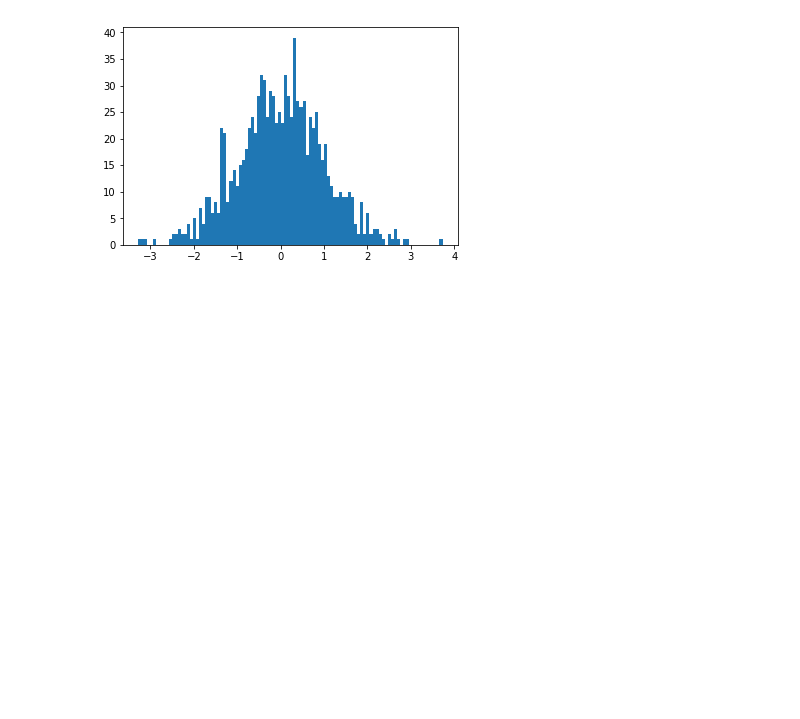
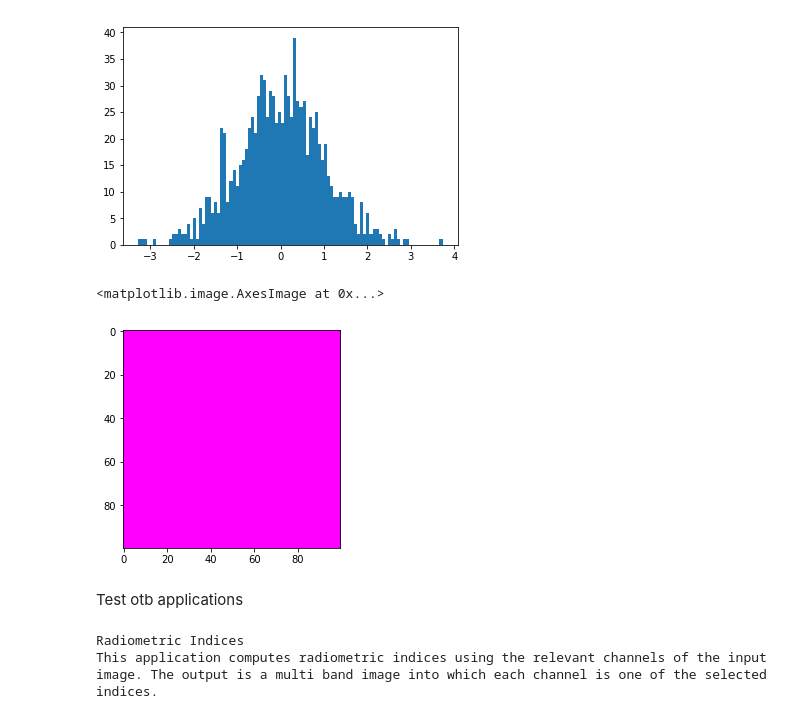
Before and after one commit to vfdev-5/DSTL_FD, a Jupyter notebook: examples/temp.ipynb, the cells around one changed output. Drawn from its saved outputs; the diff is of its cells as text; code cells hidden in the pictures; blank space fills up the shorter version.

Commit message:
* [WIP] Multi-band image preprocessing with OTB

```diff
--- a/examples/temp.ipynb
+++ b/examples/temp.ipynb
@@ -891,0 +898,13 @@ _ = plt.hist(inv_x[:], bins=100)
+# %%
+img = np.zeros((100,100,3), dtype=np.uint8)
+# %%
+img[:,:,2] = 255
+img[:,:,0] = 255
+# %%
+plt.figure(figsize=(12,4))
+plt.imshow(img)
+# %% [output]
+<matplotlib.image.AxesImage at 0x...>
+[figure, added]
+# %% [markdown]
+Test otb applications
@@ -891,0 +923,12 @@ _ = plt.hist(inv_x[:], bins=100)
+# %%
+def generate_rm_indices(image_id):
+
+    in_fname = get_filename(image_id)
+
+    RadiometricIndices = otbApplication.Registry.CreateApplication("RadiometricIndices")
+    assert RadiometricIndices is not None, "OTB application is not found"
+
+    RadiometricIndices.SetParameterString("in", "qb_RoadExtract.tif")
+# %% [output]
+Radiometric Indices
+This application computes radiometric indices using the relevant channels of the input image. The output is a multi band image into which each channel is one of the selected indices.
```
Also changed, not shown: parts of 8 cells of this notebook, 4 other files.
